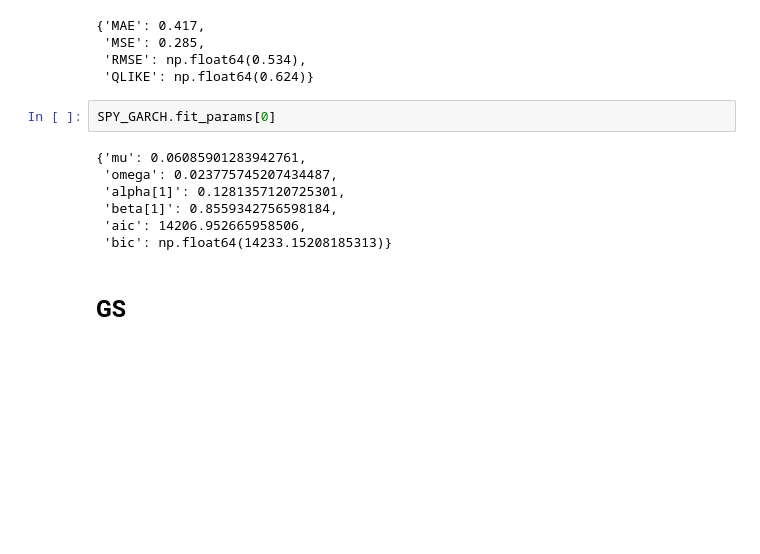
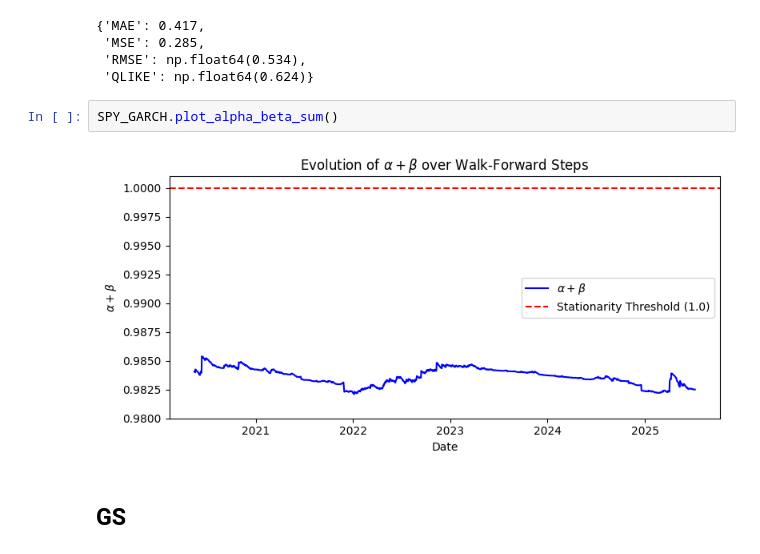
Before and after one commit to sushmita212/Stock_Volatility_Forecasting, a Jupyter notebook: GARCH_preliminary_tests.ipynb, the cells around one changed output. Cells and saved outputs as stored; diff of their text form; blank space fills up the shorter version.

```diff
--- a/GARCH_preliminary_tests.ipynb
+++ b/GARCH_preliminary_tests.ipynb
@@ -158,14 +153,9 @@ SPY_GARCH.compute_error_metrics()
  'RMSE': np.float64(0.534),
  'QLIKE': np.float64(0.624)}
 # %%
-SPY_GARCH.fit_params[0]
+SPY_GARCH.plot_alpha_beta_sum()
 # %% [output]
-{'mu': 0.06085901283942761,
- 'omega': 0.023775745207434487,
- 'alpha[1]': 0.1281357120725301,
- 'beta[1]': 0.8559342756598184,
- 'aic': 14206.952665958506,
- 'bic': np.float64(14233.15208185313)}
+[figure, added]
 # %% [markdown]
 ## GS
 # %%
```
Also changed, not shown: parts of 8 cells of this notebook, 1 other file.
